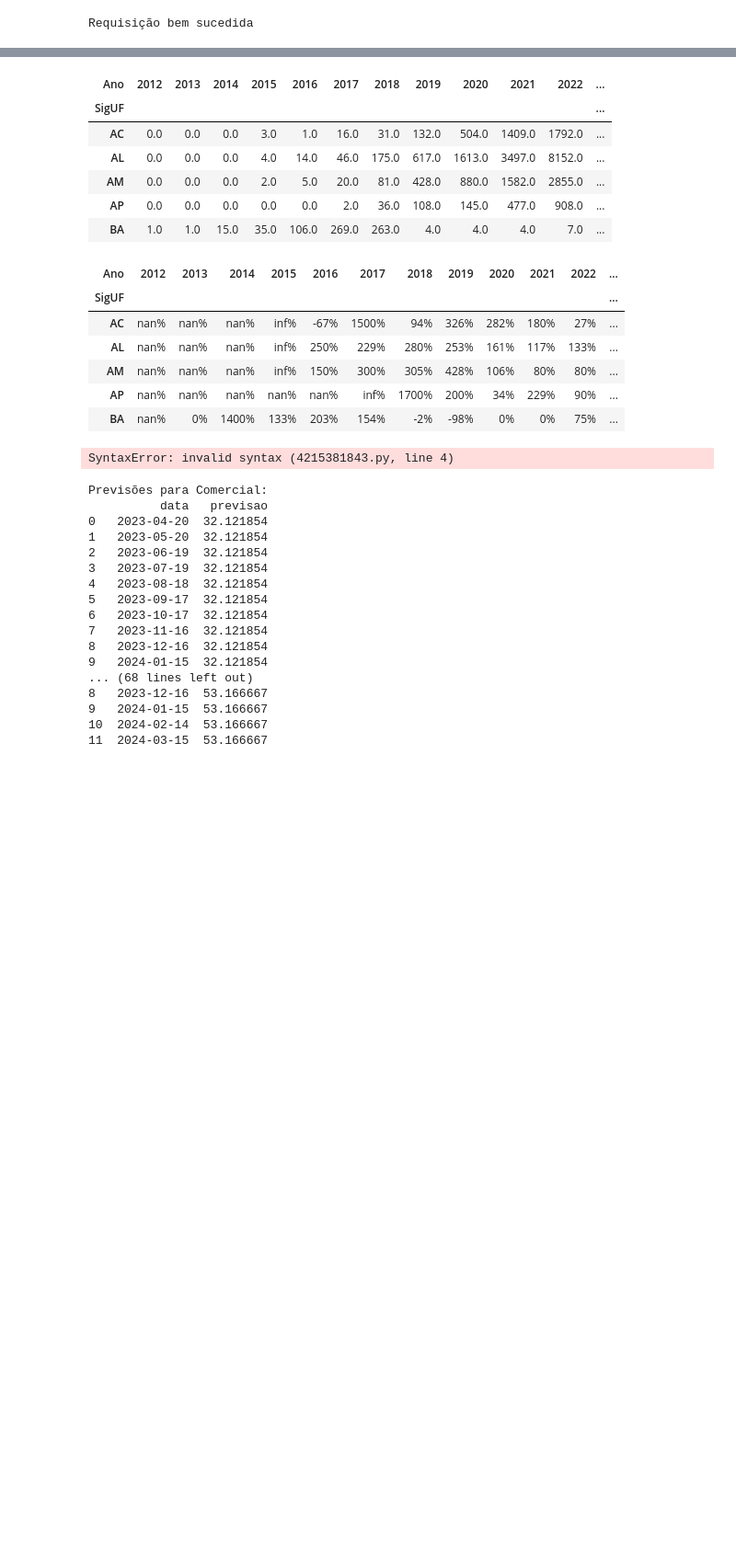
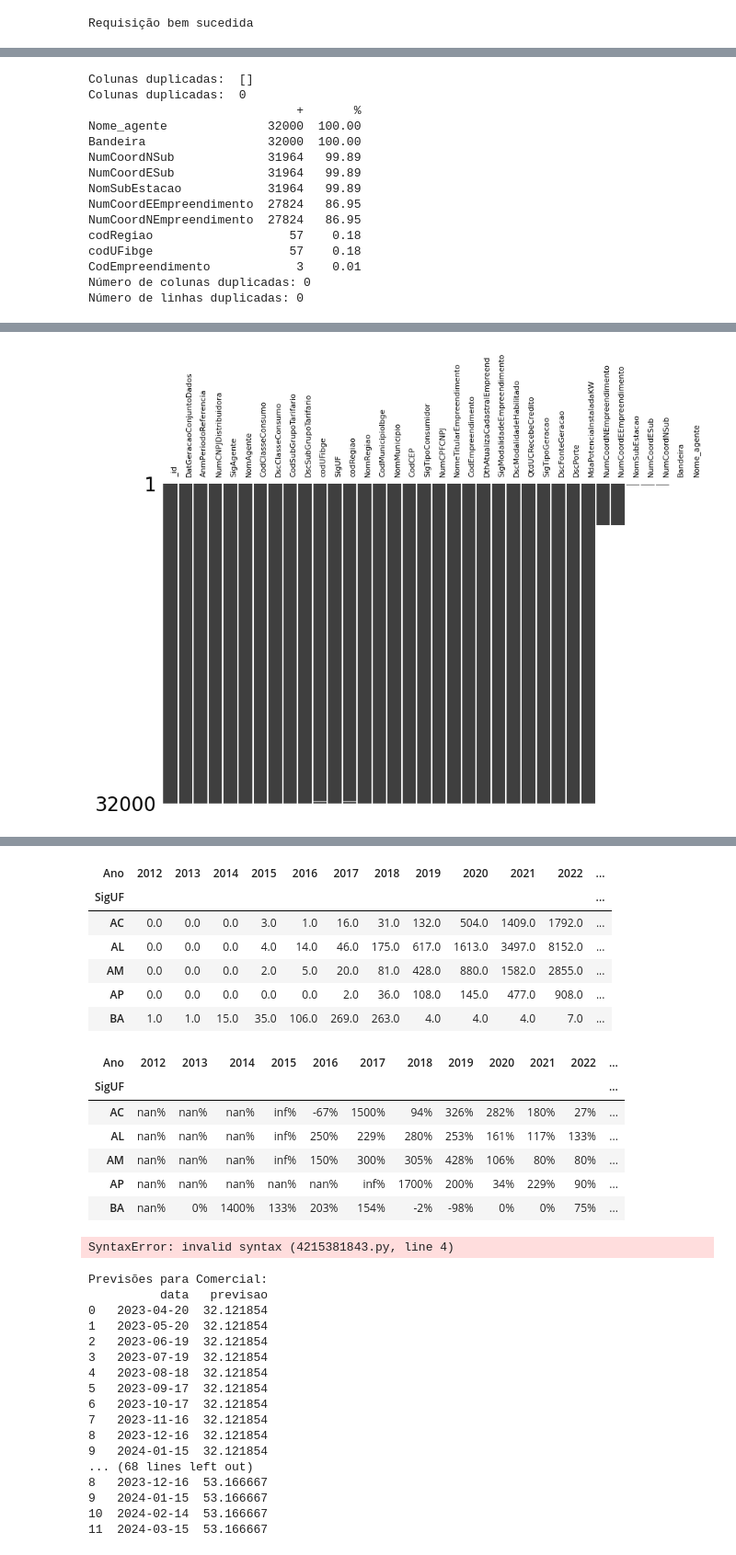
Before and after one commit to gabriel1berto/Aneel_, a Jupyter notebook: Codigos/Desafio 1.ipynb, the cells around one changed output, grey strips where cells are left out. Shown at 92% size. Cells and saved outputs as stored; diff of their text form; code cells hidden in the pictures; blank space fills up the shorter version.

```diff
--- a/Codigos/Desafio 1.ipynb
+++ b/Codigos/Desafio 1.ipynb
@@ -69,0 +99,76 @@ Requisição bem sucedida
+# %%
+
+# Atualizando formato de colunas
+def atualiza_formato_colunas(df):
+    df = df.astype({
+        "NumCNPJDistribuidora": np.int64,
+        "CodClasseConsumo": np.int64,
+        "CodSubGrupoTarifario": np.int64,
+        "codUFibge": np.float64,
+        "codRegiao": np.float64,
+        "CodMunicipioIbge": np.float64,
+        "QtdUCRecebeCredito": np.int64,
+    })
+    return df
+df = atualiza_formato_colunas(df)
+
+# análise de vazios
+def analyze_dataframe(df):
+    # Análise de colunas duplicadas
+    duplicated_cols = df.columns[df.columns.duplicated(keep=False)]
+    df_duplicated_col = duplicated_col.sum()
+    print('Colunas duplicadas: ', df_duplicated.columns.tolist())
+
+    # Análise de linhas duplicadas
+    duplicated_rows = df.duplicated(keep=False)
+    df_duplicated_line = duplicated_rows.sum()
+    print('Colunas duplicadas: ', df_duplicated_line.tolist())
+
+    # Análise de valores nulos
+    na_tot = df.isna().sum().sort_values(ascending=False)
+    na_perc = (df.isna().sum() / df.shape[0] * 100).round(2).sort_values(ascending=False)
+    na = pd.concat([na_tot, na_perc], axis=1, keys=['+', '%'])
+    print(na.head(10))
+analyze_dataframe(df)
+
+def check_duplicates(df):
+    # Verifica colunas duplicadas
+    duplicated_cols = df.columns[df.columns.duplicated(keep=False)]
+    num_duplicated_cols = len(duplicated_cols)
+
+    # Verifica linhas duplicadas
+    duplicated_rows = df.duplicated(keep=False)
+    num_duplicated_rows = duplicated_rows.sum()
+
+    # Retorna o resultado
+    return num_duplicated_cols, num_duplicated_rows
+print('Número de colunas duplicadas:', num_duplicated_cols)
+print('Número de linhas duplicadas:', num_duplicated_rows)
+
+
+def visualizar_nulos(df):
+    sorted_df = df.sort_values(by='NumCoordEEmpreendimento')
+    fig, ax = plt.subplots(figsize=(10, 6))
+
+    # Cria a matriz de visualização de nulos com o eixo x em rotação vertical e tamanho de fonte menor
+    matriz_nulos = msno.matrix(sorted_df, ax=ax)
+    ax.set_xticklabels(ax.get_xticklabels(), rotation=90, fontsize=8)
+
+    plt.show()
+visualizar_nulos(df)
+# %% [output]
+Colunas duplicadas:  []
+Colunas duplicadas:  0
+                             +       %
+Nome_agente              32000  100.00
+Bandeira                 32000  100.00
+NumCoordNSub             31964   99.89
+NumCoordESub             31964   99.89
+NomSubEstacao            31964   99.89
+NumCoordEEmpreendimento  27824   86.95
+NumCoordNEmpreendimento  27824   86.95
+codRegiao                   57    0.18
+codUFibge                   57    0.18
+CodEmpreendimento            3    0.01
+Número de colunas duplicadas: 0
+Número de linhas duplicadas: 0
@@ -69,0 +176 @@ Requisição bem sucedida
+[figure, added]
```
Also changed, not shown: parts of 13 cells of this notebook, 11 other files.
